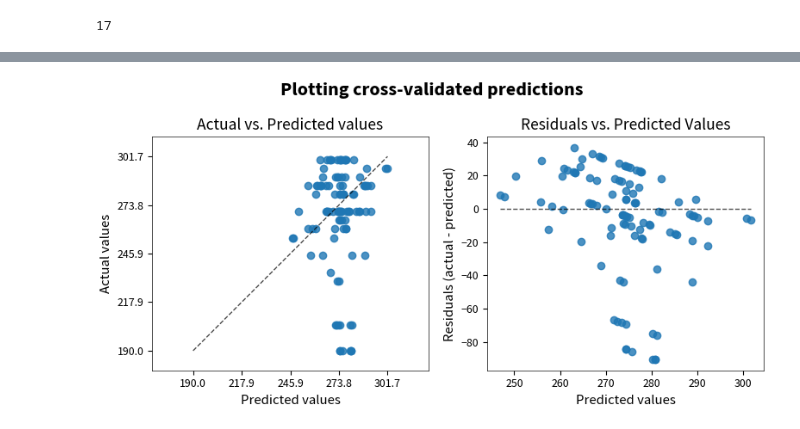
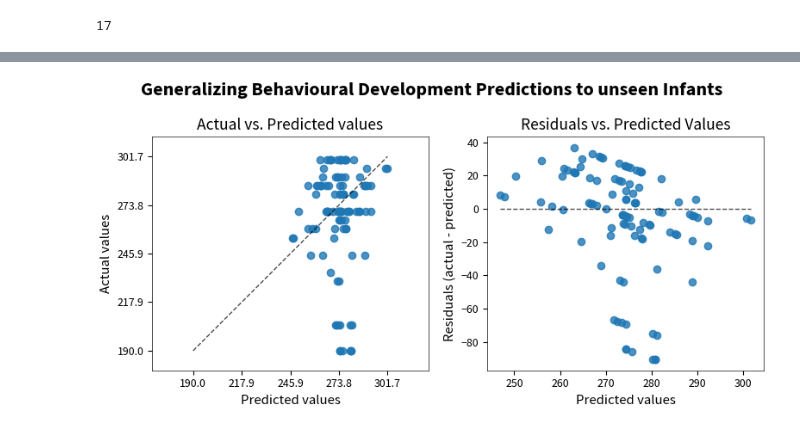
Before and after one commit to Emelie23/microbEvolve2, a Jupyter notebook: scripts/05-2_prediction.ipynb, the cells around one changed output, grey strips where cells are left out. Cells and saved outputs as stored; diff of their text form; code cells hidden in the pictures.

```diff
--- a/scripts/05-2_prediction.ipynb
+++ b/scripts/05-2_prediction.ipynb
@@ -52,18 +163,12 @@ except KeyError:
+# %%
+development_results_file_path = f"{data_dir}/results/model_performance_development.md"
+
+# Create the results file and any missing directories
+os.makedirs(os.path.dirname(development_results_file_path), exist_ok=True)
+with open(development_results_file_path, "w") as f:
+    f.write("# Predicting Behavioural Development: Model Performance\n\n")
 # %%
-metadata_per_sample = pd.read_csv(
-    f"{data_dir}/raw/metadata_per_sample.tsv", sep="\t", index_col="sampleid"
-)
-metadata_per_sample["infant_id"] = metadata_per_sample["infant_id"].astype("category")
-
-metadata_per_age = pd.read_csv(
-    f"{data_dir}/raw/metadata_per_age.tsv", sep="\t", index_col=0
-)
-
-metadata = (
-    metadata_per_sample.reset_index()
-    .merge(right=metadata_per_age, how="left", on=["infant_id", "timepoint"])
-    .set_index("sampleid")
-)
+metadata = pd.read_csv(f"{data_dir}/raw/metadata.tsv", index_col=0, header=0, sep="\t")
 metadata.head()
 # %% [output]
 |  | infant_id | timepoint | sample_number | age_days | sex | feeding_method | birth_mode | collection_date | ... |
@@ -366,28 +378,28 @@ Performance metrics for 'Generalize to unseen infants: Group K-Fold (Lasso)' sav
 # %%
 fig, axs = plt.subplots(ncols=2, figsize=(8, 4))
 PredictionErrorDisplay.from_predictions(
     y,
     y_pred=y_pred,
     kind="actual_vs_predicted",
     ax=axs[0],
     random_state=0,
 )
 axs[0].set_title("Actual vs. Predicted values", fontweight="normal")
 
 PredictionErrorDisplay.from_predictions(
     y,
     y_pred=y_pred,
     kind="residual_vs_predicted",
     ax=axs[1],
 )
 
 axs[1].set_title("Residuals vs. Predicted Values", fontweight="normal")
-fig.suptitle("Plotting cross-validated predictions", fontweight="bold")
+fig.suptitle("Generalizing Behavioural Development Predictions to unseen Infants", fontweight="bold")
 
 fig.tight_layout()
-fig.savefig("../figures/group_kfold_cv_predictions_behavior.pdf")
+fig.savefig("../figures/pred_behaviour_generalize.pdf")
 fig.show()
 # %% [output]
-[figure, old version]
+[figure, new version]
 # %% [markdown]
 We see a huge drop in performance in this case. This is most likely due to the too optimistic prediction due to data leakage in the previous case.
```
Also changed, not shown: parts of 42 cells of this notebook.
